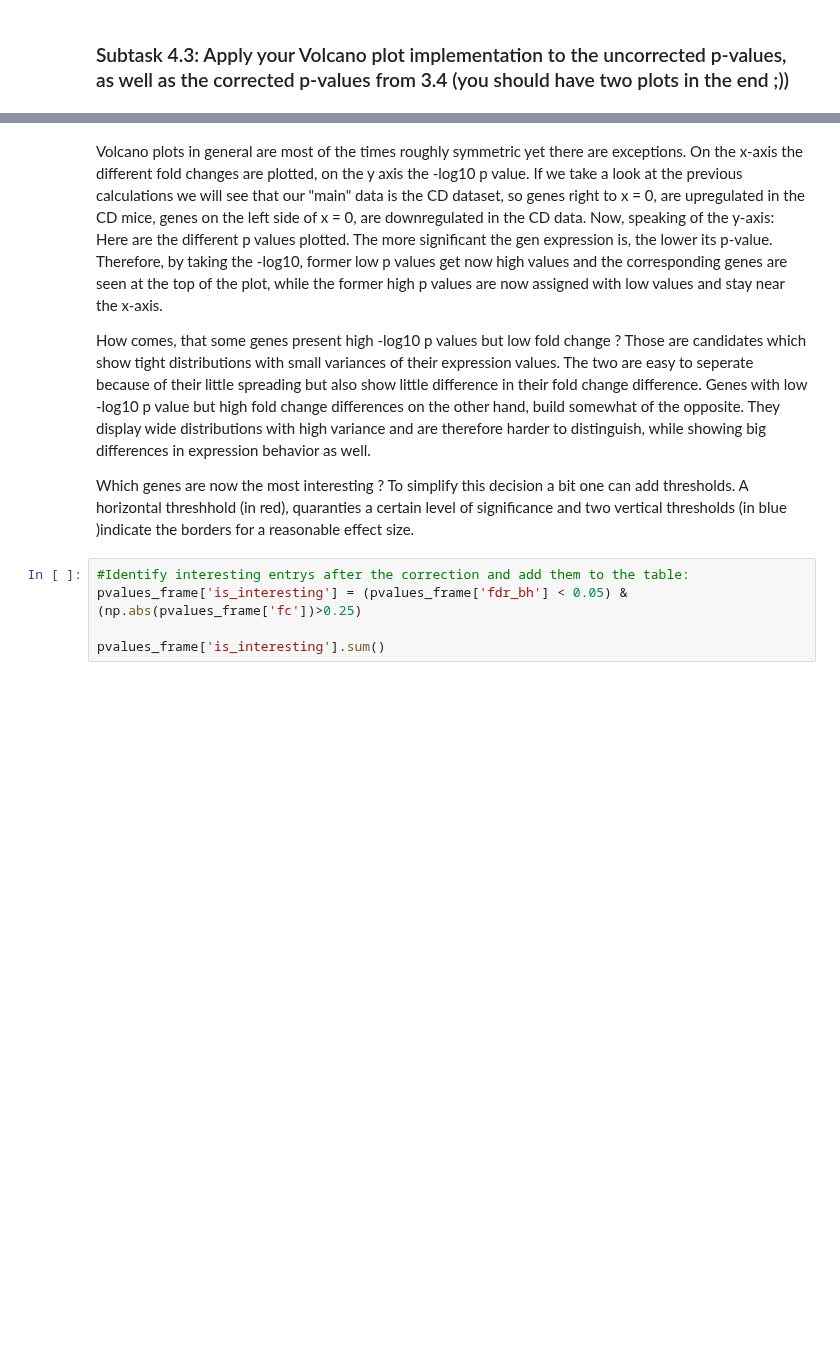
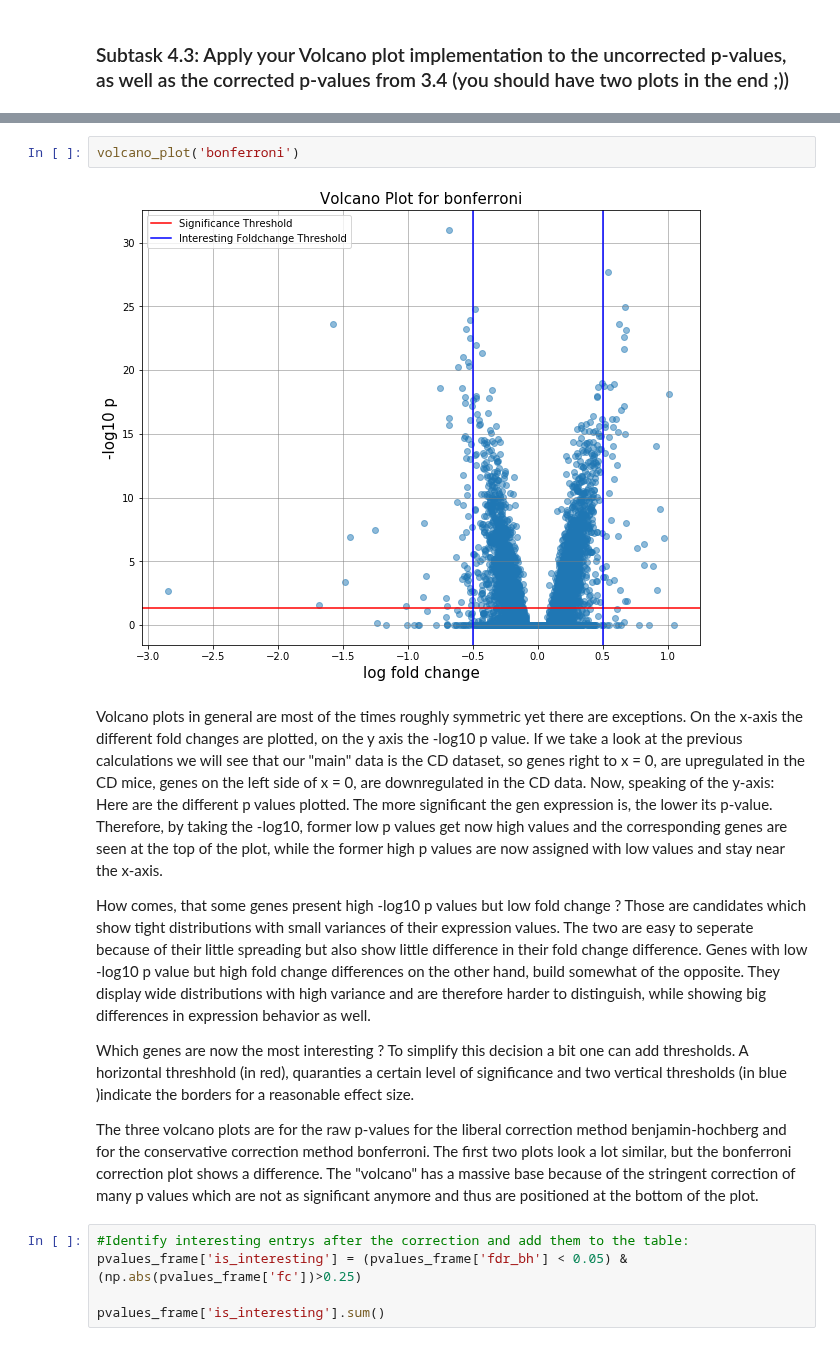
Before and after one commit to TrisKast/DataScience-Bioinformatics, a Jupyter notebook: notebooks/Day56_DE_Analysis.ipynb, the cells around one changed output, grey strips where cells are left out. Cells and saved outputs as stored; diff of their text form; blank space fills up the shorter version.

```diff
--- a/notebooks/Day56_DE_Analysis.ipynb
+++ b/notebooks/Day56_DE_Analysis.ipynb
@@ -541,3 +568,7 @@ volcano_plot('fdr_bh')
+# %%
+volcano_plot('bonferroni')
+# %% [output]
+[figure, added]
 # %% [markdown]
 Volcano plots in general are most of the times roughly symmetric yet there are exceptions. On the x-axis the different fold changes are plotted, on the y axis the -log10 p value. If we take a look at the previous calculations we will see that our "main" data is the CD dataset, so genes right to x = 0, are upregulated in the CD mice, genes on the left side of x = 0, are downregulated in the CD data. Now, speaking of the y-axis: Here are the different p values plotted. The more significant the gen expression is, the lower its p-value. Therefore, by taking the -log10, former low p values get now high values and the corresponding genes are seen at the top of the plot, while the former high p values are now assigned with low values and stay near the x-axis.
 
@@ -545,6 +576,8 @@ How comes, that some genes present high -log10 p values but low fold change ? Th
 Genes with low -log10 p value but high fold change differences on the other hand, build somewhat of the opposite. They display wide distributions with high variance and are therefore harder to distinguish, while showing big differences in expression behavior as well.
 
 Which genes are now the most interesting ? To simplify this decision a bit one can add thresholds. A horizontal threshhold (in red), quaranties a certain level of significance and two vertical thresholds (in blue )indicate the borders for a reasonable effect size.
+
+The three volcano plots are for the raw p-values for the liberal correction method benjamin-hochberg and for the conservative correction method bonferroni. The first two plots look a lot similar, but the bonferroni correction plot shows a difference. The "volcano" has a massive base because of the stringent correction of many p values which are not as significant anymore and thus are positioned at the bottom of the plot.
 # %%
 #Identify interesting entrys after the correction and add them to the table:
 pvalues_frame['is_interesting'] = (pvalues_frame['fdr_bh'] < 0.05) & (np.abs(pvalues_frame['fc'])>0.25)
```
Also changed, not shown: parts of 16 cells of this notebook, 2 other files.
